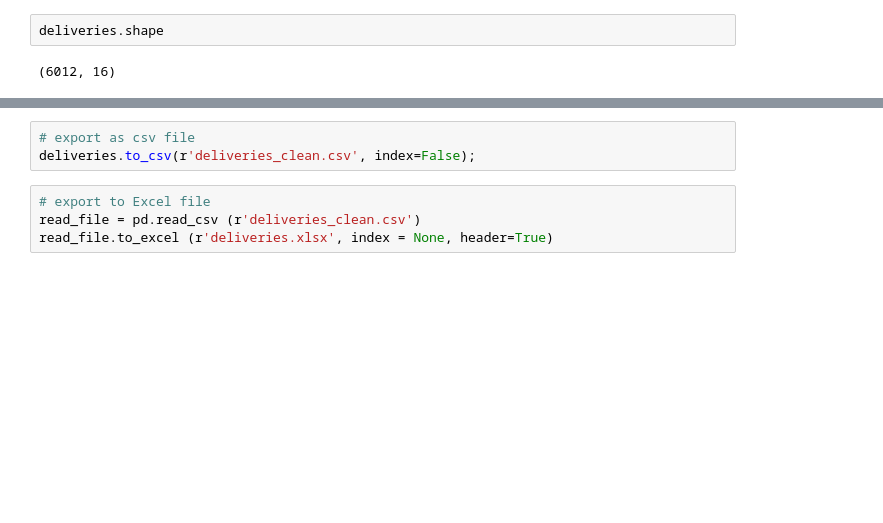
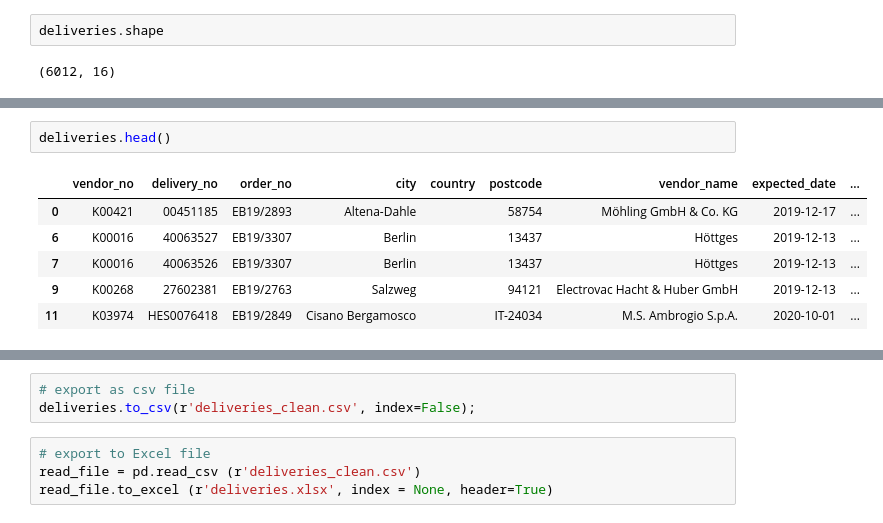
Before and after one commit to virginiaperdomoc/Delivery-Performance-Dashboard, a Jupyter notebook: lieferzeile.ipynb, the cells around one changed output, grey strips where cells are left out. Cells and saved outputs as stored; diff of their text form; blank space fills up the shorter version.

```diff
--- a/lieferzeile.ipynb
+++ b/lieferzeile.ipynb
@@ -306,0 +263,9 @@ deliveries.shape
+# %%
+deliveries.head()
+# %% [output]
+|  | vendor_no | delivery_no | order_no | city | country | postcode | vendor_name | expected_date | ... |
+| 0 | K00421 | 00451185 | EB19/2893 | Altena-Dahle |  | 58754 | Möhling GmbH & Co. KG | 2019-12-17 | ... |
+| 6 | K00016 | 40063527 | EB19/3307 | Berlin |  | 13437 | Höttges | 2019-12-13 | ... |
+| 7 | K00016 | 40063526 | EB19/3307 | Berlin |  | 13437 | Höttges | 2019-12-13 | ... |
+| 9 | K00268 | 27602381 | EB19/2763 | Salzweg |  | 94121 | Electrovac Hacht & Huber GmbH | 2019-12-13 | ... |
+| 11 | K03974 | HES0076418 | EB19/2849 | Cisano Bergamosco |  | IT-24034 | M.S. Ambrogio S.p.A. | 2020-10-01 | ... |
```
Also changed, not shown: parts of 27 cells of this notebook, 11 other files.
